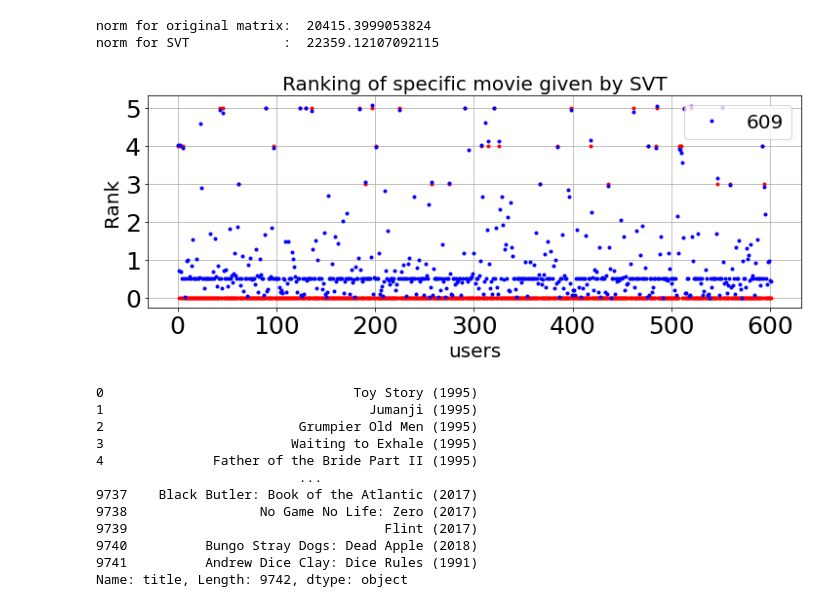
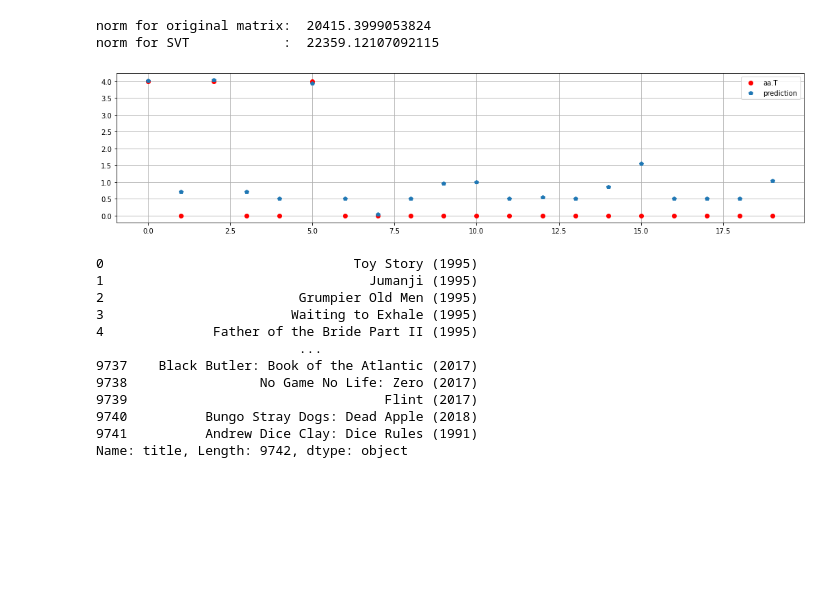
Before and after one commit to jwilliamn/Matrix-Completion, a Jupyter notebook: SVT_movie_recommender.ipynb, the cells around one changed output. Saved outputs shown, nothing was run; the diff lists cells and outputs as text; code cells hidden in the pictures; blank space fills up the shorter version.

```diff
--- a/SVT_movie_recommender.ipynb
+++ b/SVT_movie_recommender.ipynb
@@ -126,19 +116,15 @@ norm for SVT            :  22359.12107092115
 # %%
 #lets take a look at first 20 rates that we got so far
 
-plt.figure(figsize=(12, 4))
-plt.plot(A.T[0][:602], 'r.')
-plt.plot(B.T[0][:602],'b.', label= np.count_nonzero(B.T[:,602]))
-plt.title('Ranking of specific movie given by SVT', fontsize=20)
-plt.ylabel('Rank', fontsize=20)
-plt.xlabel('users', fontsize=20)
-plt.legend(loc = 1, fontsize=20)
-plt.xticks(size = 25)
-plt.yticks(size = 25)
+plt.figure(figsize=(18, 4))
+plt.plot(A.T[0][:20], 'ro', label='aa.T')
+plt.plot(B.T[0][:20],'p', label='prediction')
+# plt.plot(C.T[0][:20],'v', label='combination')
+plt.legend()
+
 plt.grid()
-plt.savefig('SVT_Ranking.jpeg')
 # %% [output]
-[figure, old version]
+[figure, new version]
 # %%
 B_T = [i[0] for i in sorted(enumerate(B.T[0]), key=lambda x:x[1])]
 B_T_inv = B_T[::-1]
```
Also changed, not shown: parts of 8 cells of this notebook.
